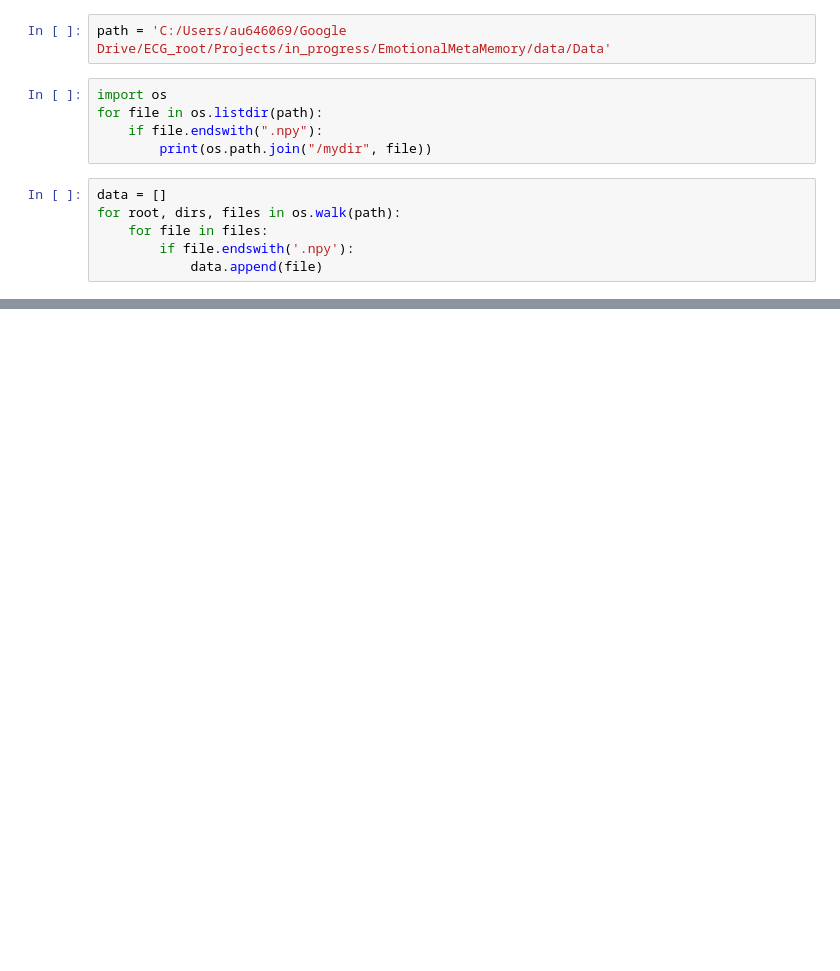
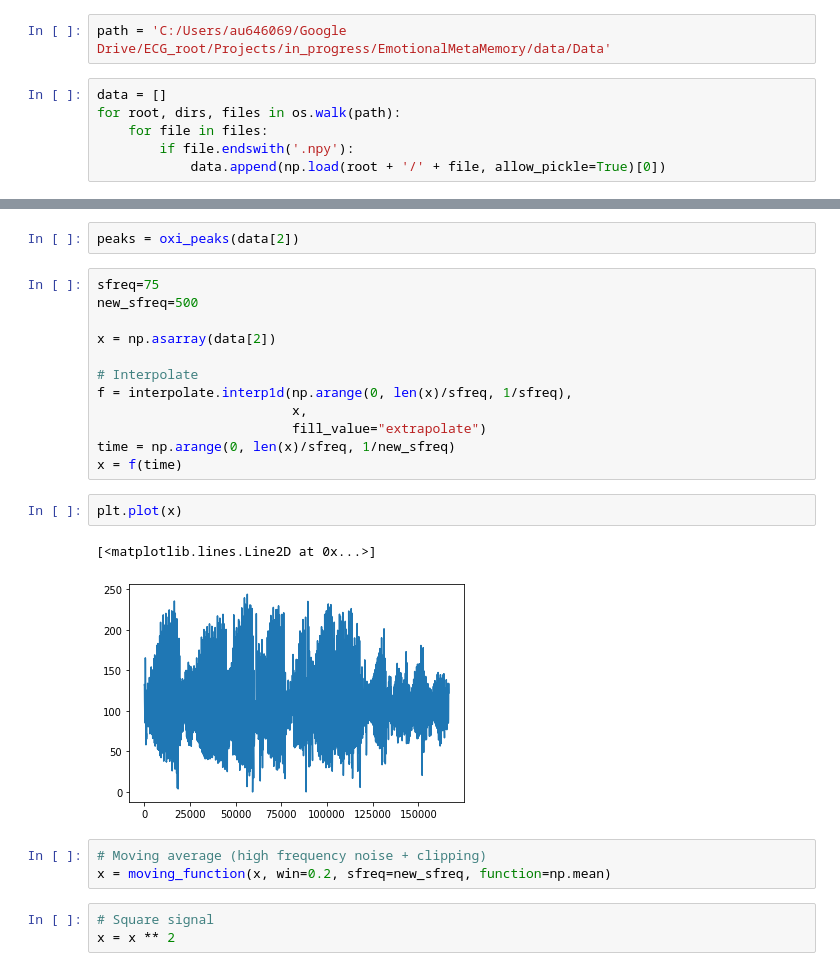
Before and after one commit to embodied-computation-group/systole, a Jupyter notebook: Examples/Untitled.ipynb, the cells around one changed output, grey strips where cells are left out. Cells and saved outputs as stored; diff of their text form; blank space fills up the shorter version.

```diff
--- a/Examples/Untitled.ipynb
+++ b/Examples/Untitled.ipynb
@@ -7,13 +7,8 @@ ModuleNotFoundError: No module named 'ecg.Tasks'
 # %%
 path = 'C:/Users/au646069/Google Drive/ECG_root/Projects/in_progress/EmotionalMetaMemory/data/Data'
-# %%
-import os
-for file in os.listdir(path):
-    if file.endswith(".npy"):
-        print(os.path.join("/mydir", file))
 # %%
 data = []
 for root, dirs, files in os.walk(path):
     for file in files:
         if file.endswith('.npy'):
-            data.append(file)
+            data.append(np.load(root + '/' + file, allow_pickle=True)[0])
@@ -19,0 +106,25 @@ for root, dirs, files in os.walk(path):
+# %%
+peaks = oxi_peaks(data[2])
+# %%
+sfreq=75
+new_sfreq=500
+
+x = np.asarray(data[2])
+
+# Interpolate
+f = interpolate.interp1d(np.arange(0, len(x)/sfreq, 1/sfreq),
+                         x,
+                         fill_value="extrapolate")
+time = np.arange(0, len(x)/sfreq, 1/new_sfreq)
+x = f(time)
+# %%
+plt.plot(x)
+# %% [output]
+[<matplotlib.lines.Line2D at 0x...>]
+[figure, added]
+# %%
+# Moving average (high frequency noise + clipping)
+x = moving_function(x, win=0.2, sfreq=new_sfreq, function=np.mean)
+# %%
+# Square signal
+x = x ** 2
```
Also changed, not shown: parts of 11 cells of this notebook, 19 other files.
